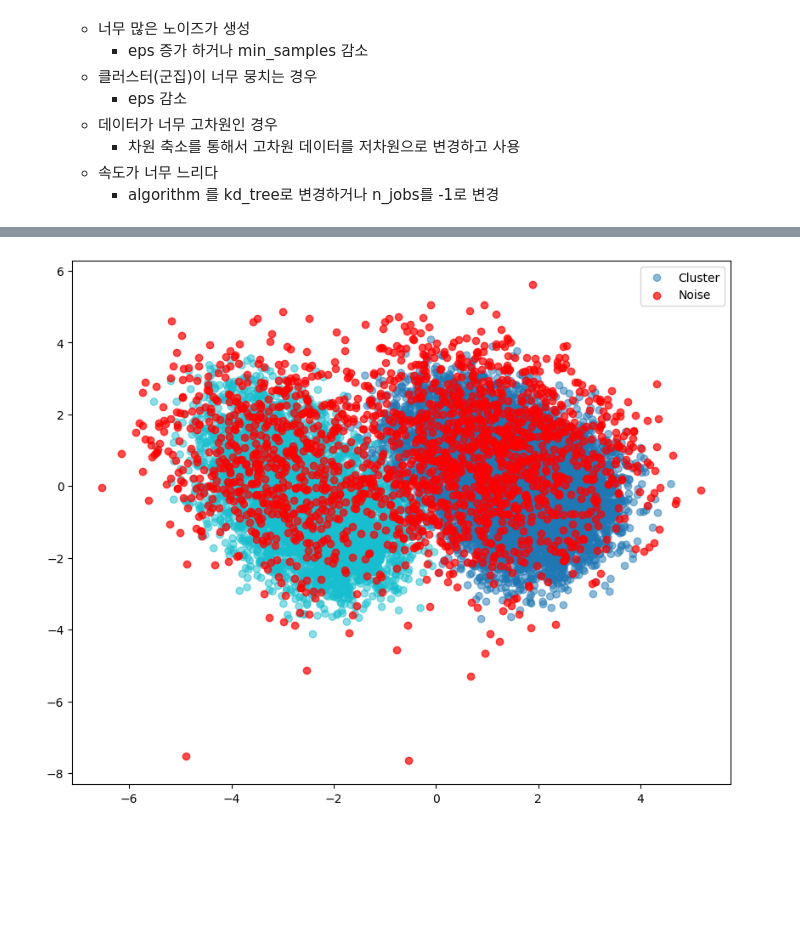
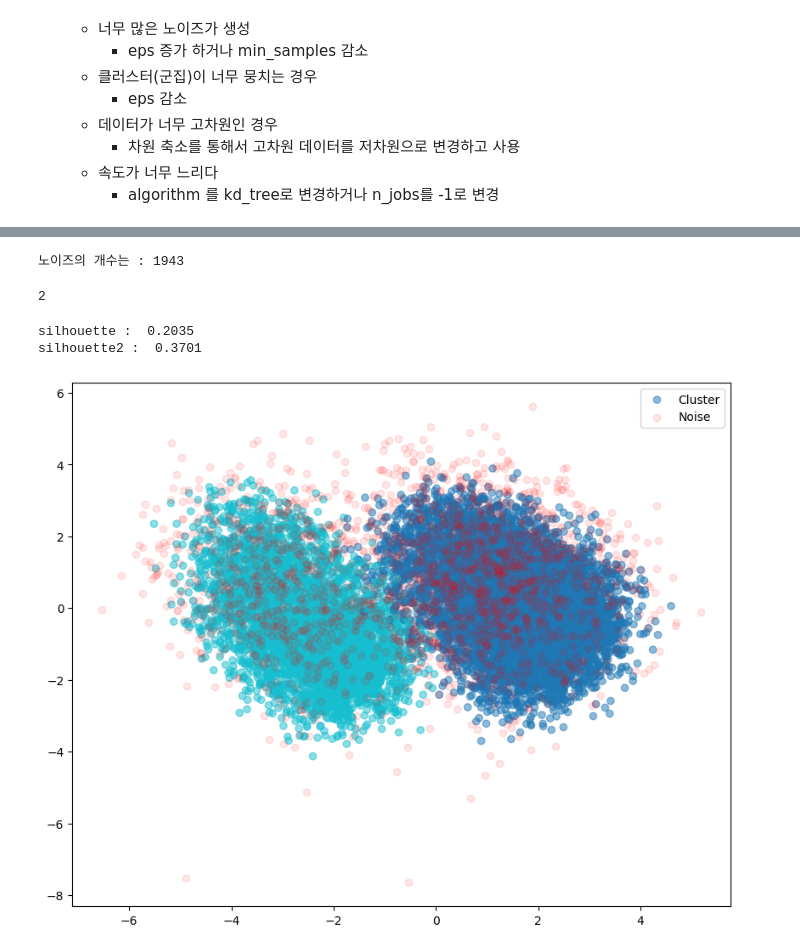
Before and after one commit to bsmoon-86/multicam_2025, a Jupyter notebook: 251013/03_DBSCAN.ipynb, the cells around one changed output, grey strips where cells are left out. Cells and saved outputs as stored; diff of their text form; code cells hidden in the pictures; blank space fills up the shorter version.

```diff
--- a/251013/03_DBSCAN.ipynb
+++ b/251013/03_DBSCAN.ipynb
@@ -88,6 +95,6 @@ df.head()
 # %%
 # 독립, 종속 데이터 변환
-X = df.drop('class', axis=1).values
+X = df.drop(['class'], axis=1).values
 Y = df['class'].values
 # 독립 데이터는 스케일링
 X_std = StandardScaler().fit_transform(X)
@@ -188,6 +228,12 @@ labels2 = db2.fit_predict(X_std)
 n_clusters2 = len(set(labels2)) - ( 1 if -1 in labels2 else 0 )
 n_noise = np.sum(labels2 == -1)
 print("노이즈의 개수는 :", n_noise)
+# %% [output]
+노이즈의 개수는 : 1943
+# %%
+n_clusters2
+# %% [output]
+2
 # %%
 mask2 = labels2 != -1
 
@@ -195,16 +241,19 @@ sil2 = silhouette_score(X_std[mask2], labels2[mask2])
 
 print('silhouette : ', round(sil, 4))
 print('silhouette2 : ', round(sil2, 4))
+# %% [output]
+silhouette :  0.2035
+silhouette2 :  0.3701
 # %%
 non_noise2 = labels2 != -1
 
 plt.figure(figsize=(10, 8))
 plt.scatter(X_pca[non_noise2 , 0], X_pca[non_noise2, 1], c = labels2[non_noise2],
             cmap = 'tab10', label = 'Cluster', alpha=0.5)
 plt.scatter(X_pca[~non_noise2, 0], X_pca[~non_noise2, 1], c = 'red', label='Noise',
-            alpha=0.7)
+            alpha=0.1)
 
 plt.legend()
 plt.show()
 # %% [output]
-[figure, old version]
+[figure, new version]
```
Also changed, not shown: parts of 10 cells of this notebook, 18 other files.
